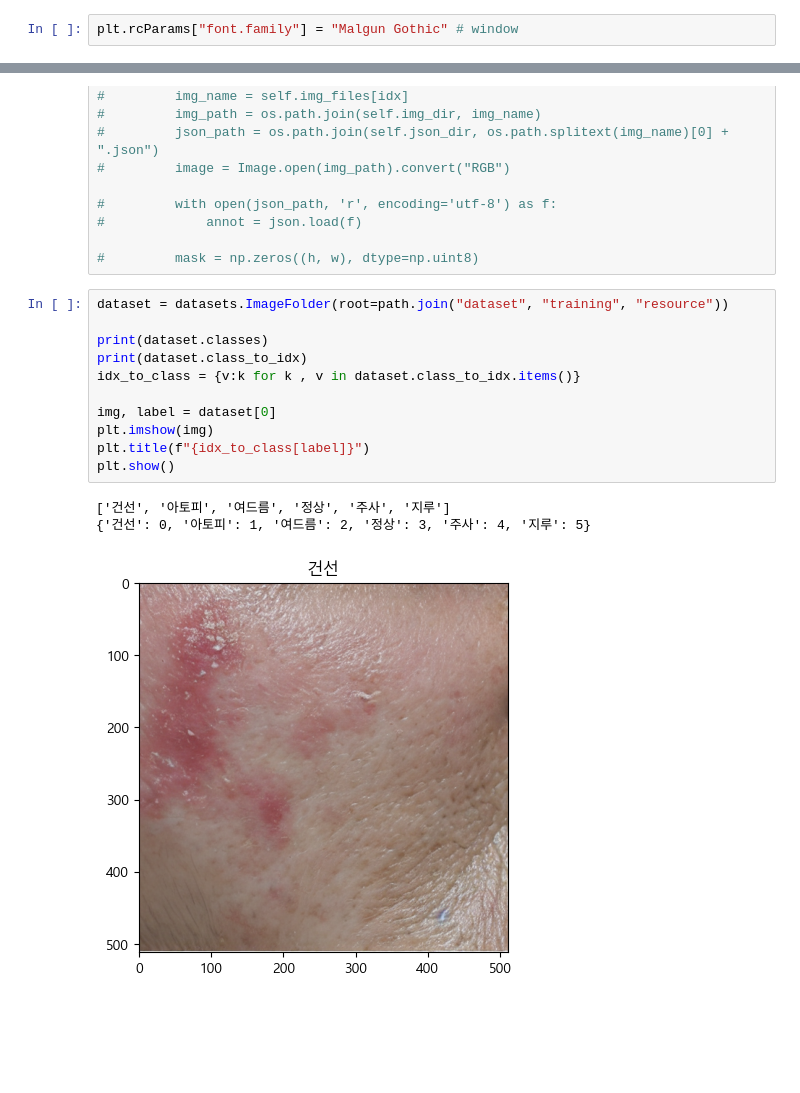
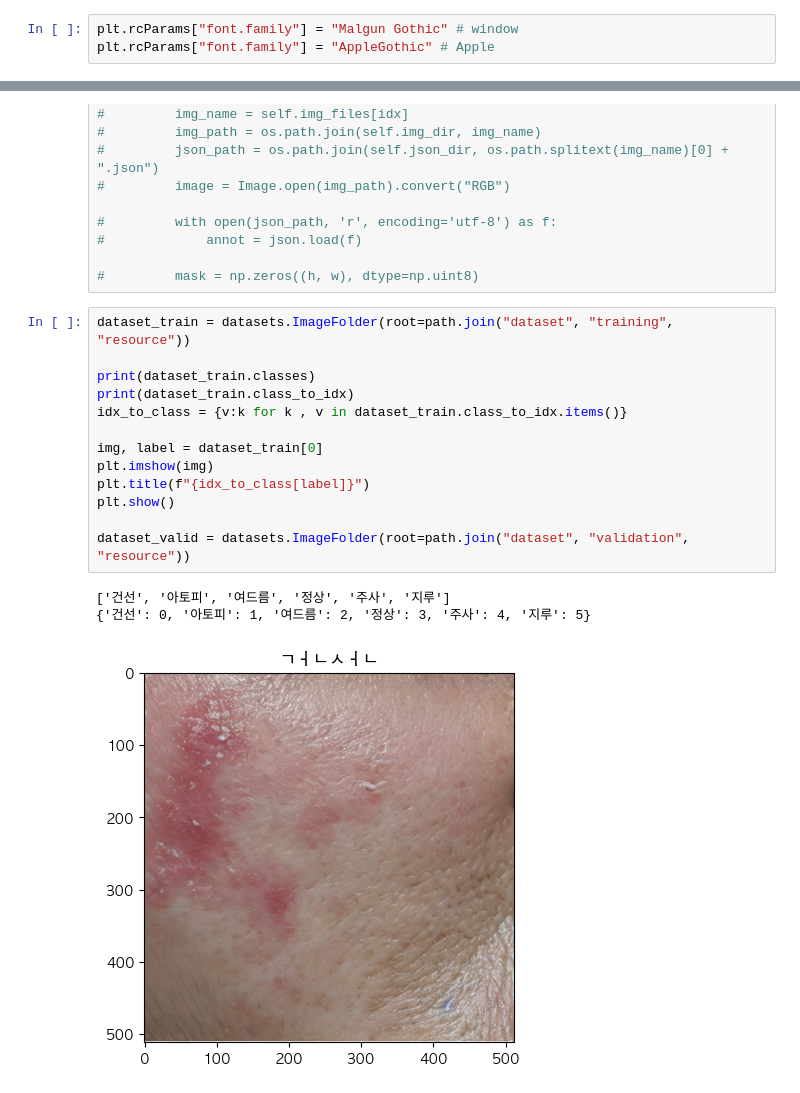
Before and after one commit to Duhoon/dl-trouble-detection, a Jupyter notebook: main.ipynb, the cells around one changed output, grey strips where cells are left out. Saved outputs shown, nothing was run; the diff lists cells and outputs as text; blank space fills up the shorter version.

```diff
--- a/main.ipynb
+++ b/main.ipynb
@@ -17,6 +18,7 @@ import os
 import os.path as path
 # %%
 plt.rcParams["font.family"] = "Malgun Gothic" # window
+plt.rcParams["font.family"] = "AppleGothic" # Apple
 # %%
 class SkinClassfierModel(nn.Module):
     def __init__(self):
@@ -66,20 +74,22 @@ class SkinClassfierModel(nn.Module):
 
 #         mask = np.zeros((h, w), dtype=np.uint8)
 # %%
-dataset = datasets.ImageFolder(root=path.join("dataset", "training", "resource"))
+dataset_train = datasets.ImageFolder(root=path.join("dataset", "training", "resource"))
 
-print(dataset.classes)
-print(dataset.class_to_idx)
-idx_to_class = {v:k for k , v in dataset.class_to_idx.items()}
+print(dataset_train.classes)
+print(dataset_train.class_to_idx)
+idx_to_class = {v:k for k , v in dataset_train.class_to_idx.items()}
 
-img, label = dataset[0]
+img, label = dataset_train[0]
 plt.imshow(img)
 plt.title(f"{idx_to_class[label]}")
 plt.show()
+
+dataset_valid = datasets.ImageFolder(root=path.join("dataset", "validation", "resource"))
 # %% [output]
-['건선', '아토피', '여드름', '정상', '주사', '지루']
-{'건선': 0, '아토피': 1, '여드름': 2, '정상': 3, '주사': 4, '지루': 5}
+['건선', '아토피', '여드름', '정상', '주사', '지루']
+{'건선': 0, '아토피': 1, '여드름': 2, '정상': 3, '주사': 4, '지루': 5}
-[figure, old version]
+[figure, new version]
 # %%
 model = SkinClassfierModel()
 print(model)
```
Also changed, not shown: parts of 6 cells of this notebook, 1 other file.
